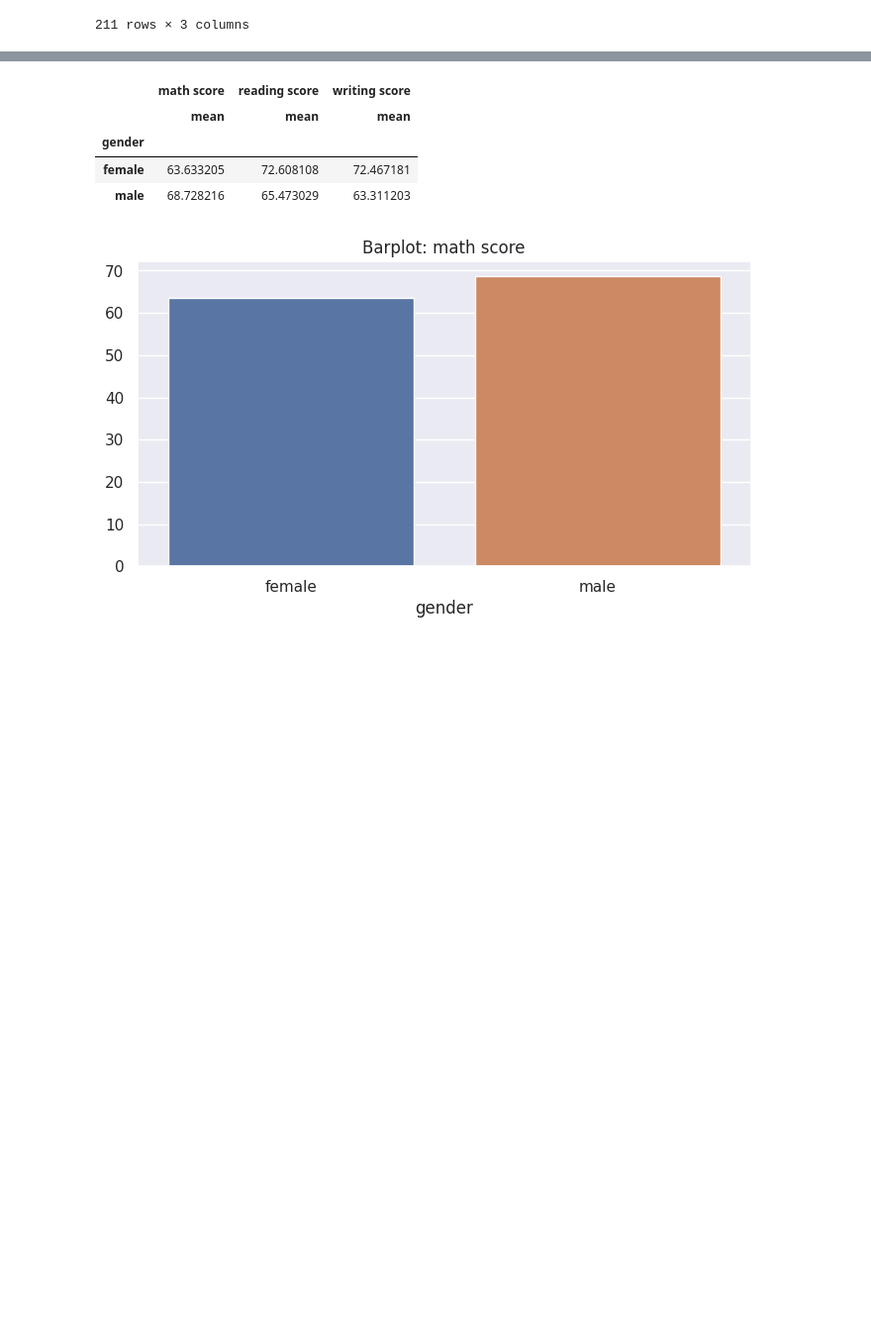
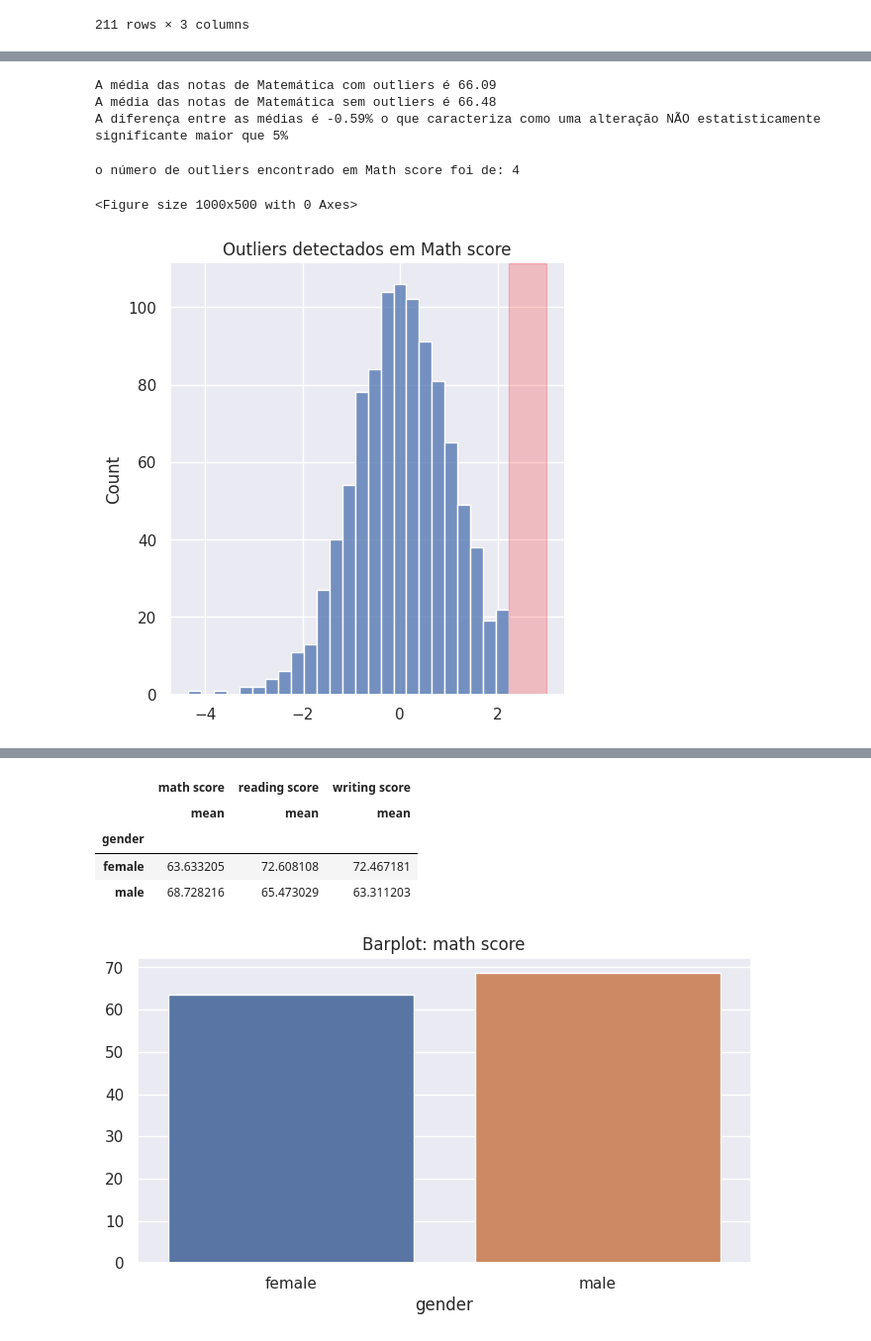
Before and after one commit to dsreliete/Womakerscode-DA-desafio_squad, a Jupyter notebook: Desafio2.ipynb, the cells around one changed output, grey strips where cells are left out. Shown at 99% size. Cells and saved outputs as stored; diff of their text form; code cells hidden in the pictures; blank space fills up the shorter version.

Commit message:
entendendo zscore

```diff
--- a/Desafio2.ipynb
+++ b/Desafio2.ipynb
@@ -254,0 +231,42 @@ O limite superior das notas de Matemática sem outliers é 107.0
+# %%
+# Comparativo da Média de Math scores com e sem outliers pelo método IQR
+media_math = df_students[['math score']].mean().iloc[0]
+
+media_no_outliers_math = df_no_outliers_math['math score'].describe().loc[['mean']].iloc[0]
+
+dif_math = (media_math - media_no_outliers_math) / media_math * 100
+
+print(f'A média das notas de Matemática com outliers é {media_math.round(2)}')
+print(f'A média das notas de Matemática sem outliers é {media_no_outliers_math.round(2)}')
+print(f'A diferença entre as médias é {dif_math.round(2)}% o que caracteriza como uma alteração NÃO estatisticamente significante maior que 5%')
+# %% [output]
+A média das notas de Matemática com outliers é 66.09
+A média das notas de Matemática sem outliers é 66.48
+A diferença entre as médias é -0.59% o que caracteriza como uma alteração NÃO estatisticamente significante maior que 5%
+# %%
+# Sobre outliers com método Zscore
+
+outliers = []
+zscore = []
+threshold = 3
+mean = np.mean(df_students['math score'])
+std = np.std(df_students['math score'])
+for i in df_students['math score'].values:
+  z_score= (i - mean)/std
+  zscore.append(z_score)
+  if np.abs(z_score) > threshold:
+      outliers.append(i)
+print("o número de outliers encontrado em Math score foi de: " + str(len(outliers)))
+
+if len(outliers) > 0:
+    plt.figure(figsize = (10,5))
+    sns.displot(zscore)
+    plt.axvspan(xmin = 3 ,xmax= max(zscore),alpha=0.2, color='red')
+    plt.title("Outliers detectados em Math score")
+    plt.show()
+else:
+    print("Não foram encontrados outliers em Math score")
+# %% [output]
+o número de outliers encontrado em Math score foi de: 4
+<Figure size 1000x500 with 0 Axes>
+[figure, added]
```
Also changed, not shown: parts of 13 cells of this notebook.
